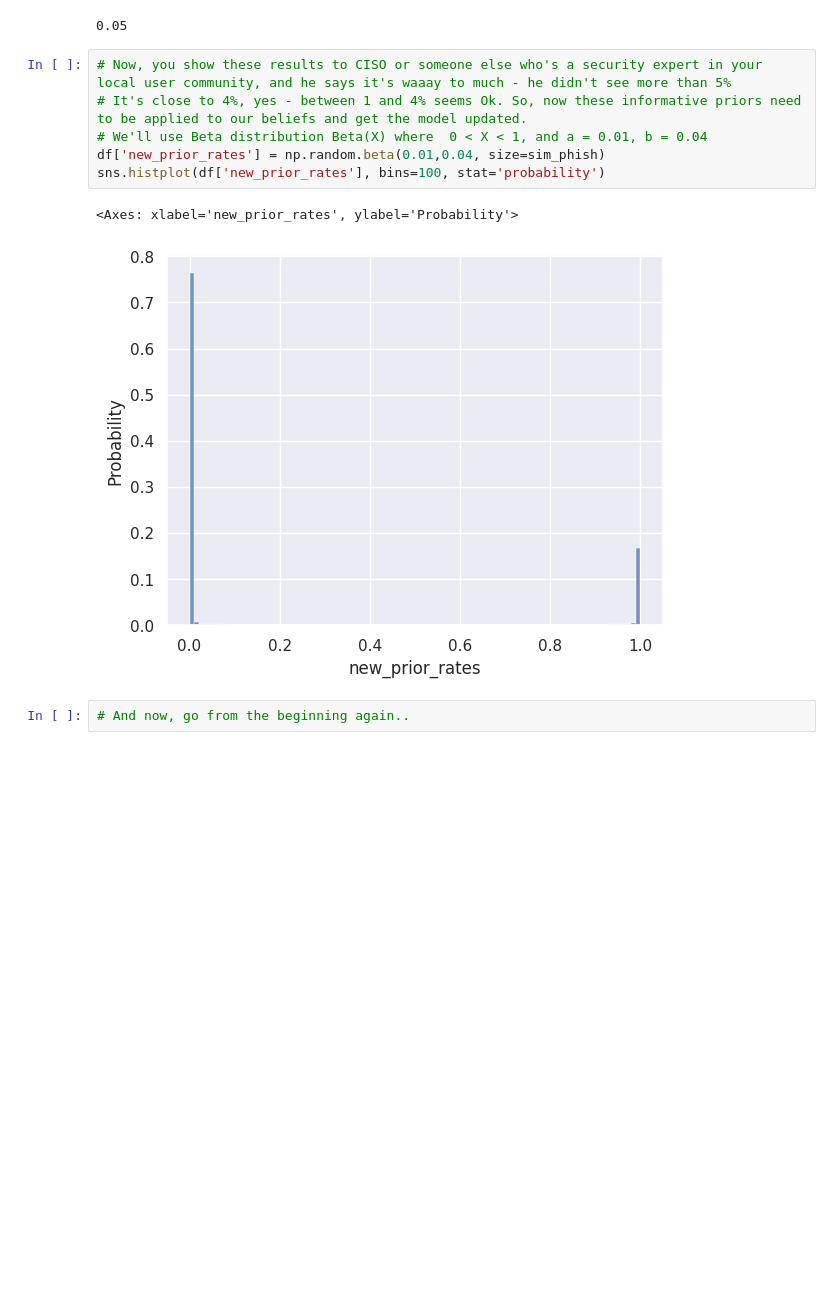
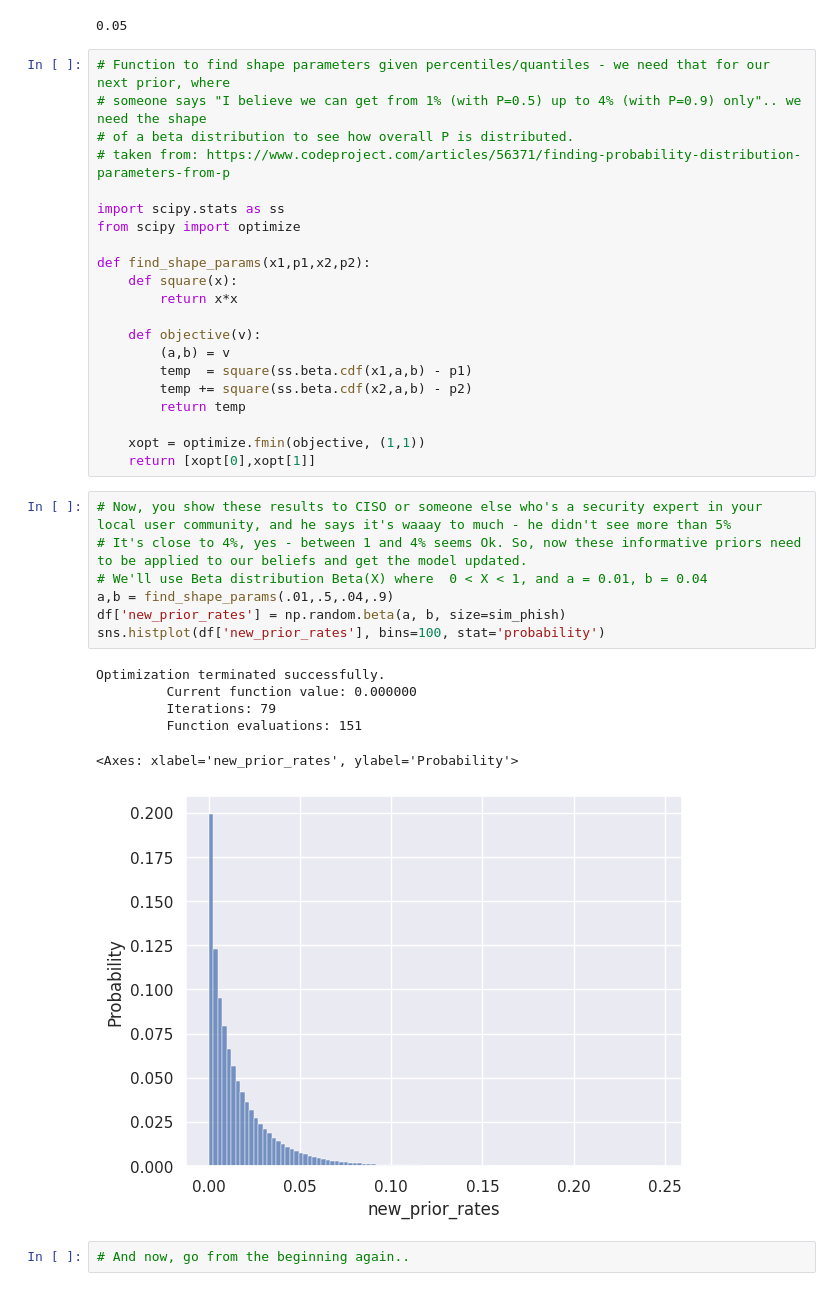
Before and after one commit to dominikmi/python-exercises, a Jupyter notebook: cybersecbayes/ABC.ipynb, the cells around one changed output. Saved outputs shown, nothing was run; the diff lists cells and outputs as text; blank space fills up the shorter version.

Commit message:
correcting initial distrib

```diff
--- a/cybersecbayes/ABC.ipynb
+++ b/cybersecbayes/ABC.ipynb
@@ -121,15 +87,41 @@ np.quantile(df_posterior, 0.025)
 np.quantile(df_posterior, 0.975)
 # %% [output]
 0.05
+# %%
+# Function to find shape parameters given percentiles/quantiles - we need that for our next prior, where
+# someone says "I believe we can get from 1% (with P=0.5) up to 4% (with P=0.9) only".. we need the shape
+# of a beta distribution to see how overall P is distributed.
+# taken from: https://www.codeproject.com/articles/56371/finding-probability-distribution-parameters-from-p
+
+import scipy.stats as ss
+from scipy import optimize
+
+def find_shape_params(x1,p1,x2,p2):
+    def square(x):
+        return x*x
+
+    def objective(v):
+        (a,b) = v
+        temp  = square(ss.beta.cdf(x1,a,b) - p1)
+        temp += square(ss.beta.cdf(x2,a,b) - p2)
+        return temp
+
+    xopt = optimize.fmin(objective, (1,1))
+    return [xopt[0],xopt[1]]
 # %%
 # Now, you show these results to CISO or someone else who's a security expert in your local user community, and he says it's waaay to much - he didn't see more than 5%
 # It's close to 4%, yes - between 1 and 4% seems Ok. So, now these informative priors need to be applied to our beliefs and get the model updated.
 # We'll use Beta distribution Beta(X) where  0 < X < 1, and a = 0.01, b = 0.04
-df['new_prior_rates'] = np.random.beta(0.01,0.04, size=sim_phish)
+a,b = find_shape_params(.01,.5,.04,.9)
+df['new_prior_rates'] = np.random.beta(a, b, size=sim_phish)
 sns.histplot(df['new_prior_rates'], bins=100, stat='probability')
 # %% [output]
-<Axes: xlabel='new_prior_rates', ylabel='Probability'>
+Optimization terminated successfully.
+         Current function value: 0.000000
+         Iterations: 79
+         Function evaluations: 151
+<Axes: xlabel='new_prior_rates', ylabel='Probability'>
-[figure, old version]
+[figure, new version]
 # %%
 # And now, go from the beginning again..
 # %%
```
Also changed, not shown: parts of 17 cells of this notebook.
